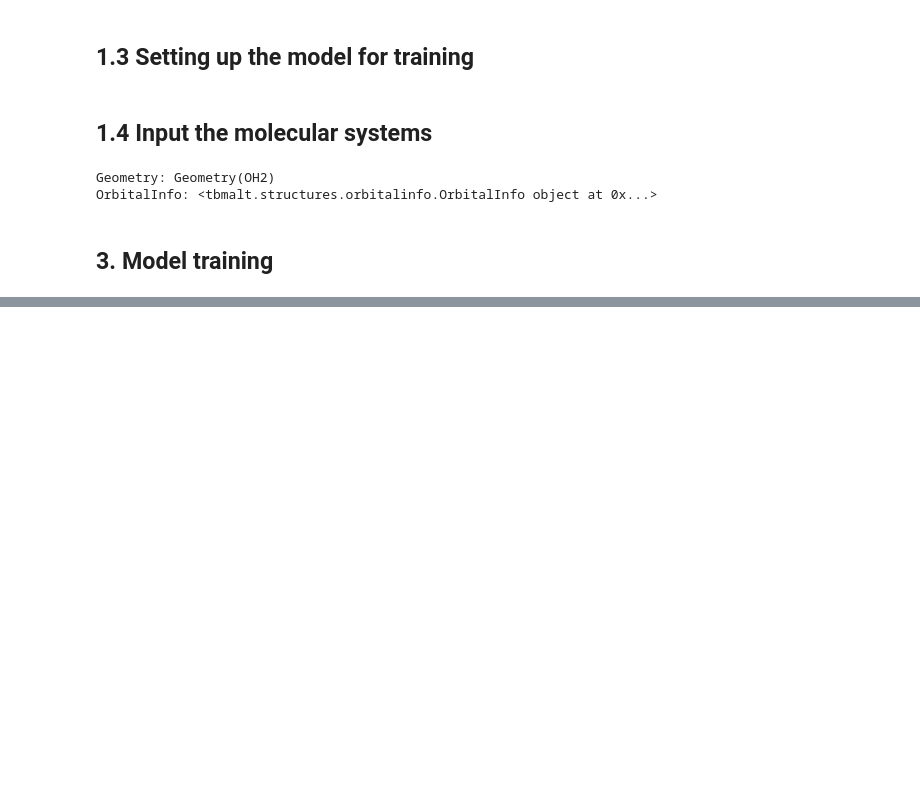
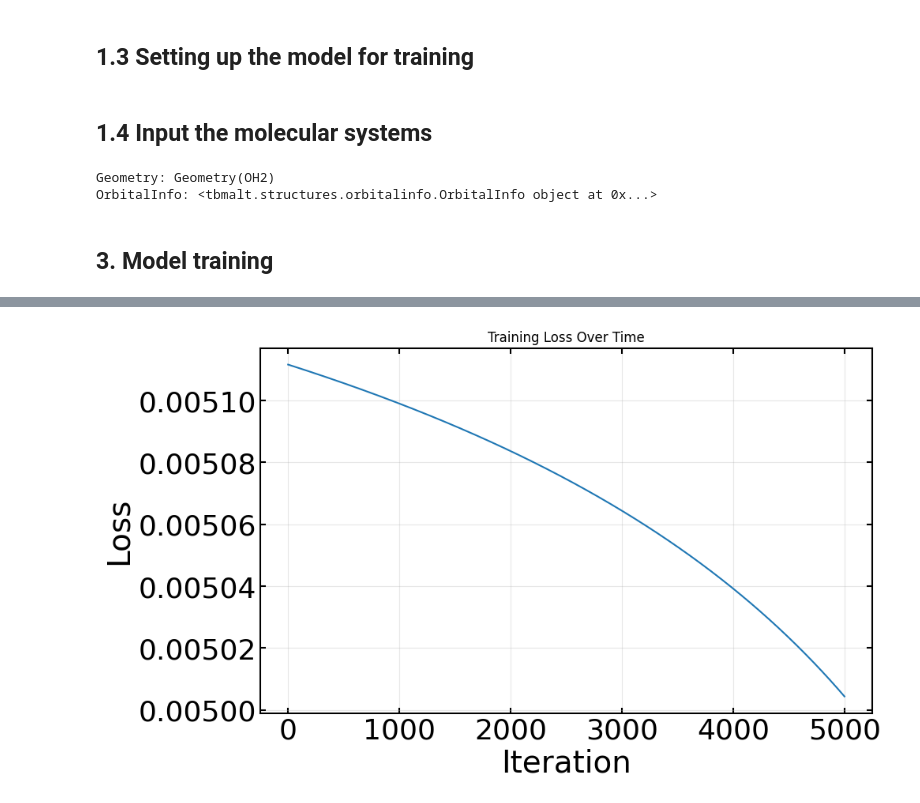
Before and after one commit to oleklitizng/TBMalt-Project, a Jupyter notebook: H2O_test_TBMaLT/repulsive_energy_training.ipynb, the cells around one changed output, grey strips where cells are left out. Cells and saved outputs as stored; diff of their text form; code cells hidden in the pictures; blank space fills up the shorter version.

```diff
--- a/H2O_test_TBMaLT/repulsive_energy_training.ipynb
+++ b/H2O_test_TBMaLT/repulsive_energy_training.ipynb
@@ -23,10 +23,10 @@ targets = {'repulsive_energy': torch.tensor([0.0727])}
 # %%
 
 # Number of training cycles
-number_of_epochs = 250
+number_of_epochs = 5000
 
 # Learning rate
-lr = 0.002
+lr = 0.1
 
 # Loss function
 loss_func = mse_loss
@@ -400,8 +400,9 @@ OrbitalInfo: <tbmalt.structures.orbitalinfo.OrbitalInfo object at 0x...>
 # %% [markdown]
 ## 3. Model training
 # %%
+# Z_H_eff = 1.116244
 z_effs = {
-    1: torch.nn.Parameter(torch.tensor(1.116244)),  # Hydrogen
+    1: torch.nn.Parameter(torch.rand(())),  # Hydrogen
     8: torch.tensor(5.171786)   # Oxygen
 }
 alphas = {
@@ -487,0 +439,15 @@ def _repulsive_calc_xTB(distance: Tensor, Z_A_eff: Tensor, Z_B_eff: Tensor,
+# %%
+# Plot the loss
+import matplotlib.pyplot as plt
+plt.rcParams["figure.figsize"] = (10, 6)
+plt.rcParams["axes.linewidth"] = 1.5
+plt.tick_params(direction='in', labelsize='26', width=1.5, length=5, top='on',
+                right='on', zorder=10)
+plt.plot(range(number_of_epochs), loss_list)
+plt.xlabel("Iteration", fontsize=28)
+plt.ylabel("Loss", fontsize=28)
+plt.title("Training Loss Over Time")
+plt.grid(True, alpha=0.3)
+plt.show()
+# %% [output]
+[figure, added]
```
Also changed, not shown: parts of 2 cells of this notebook.
